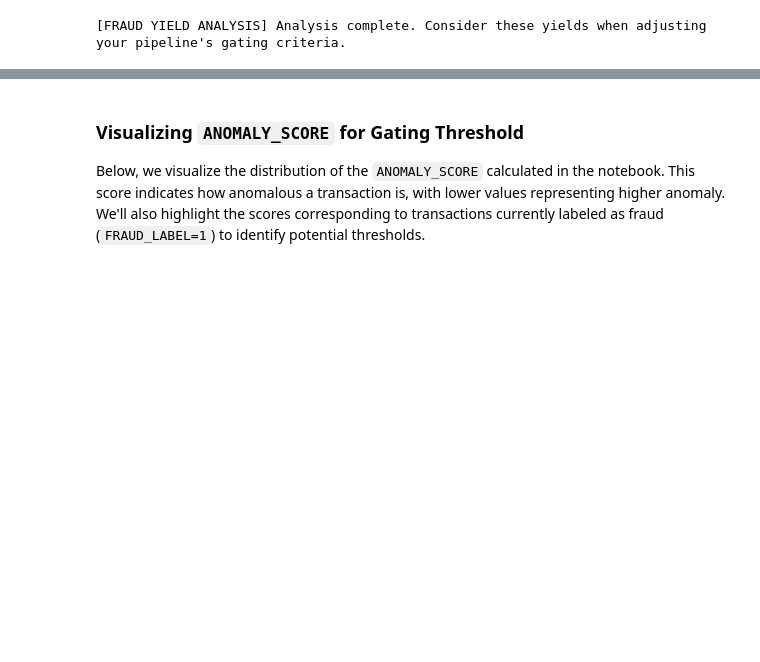
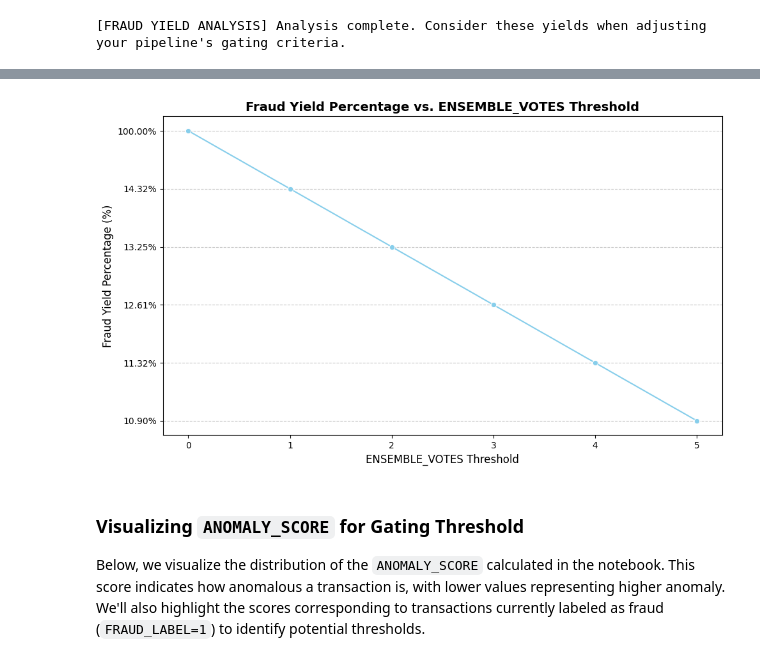
Before and after one commit to RobertDS-45/Money_Remmitence_analysis, a Jupyter notebook: Bot_Money_remmitence_analysis.ipynb, the cells around one changed output, grey strips where cells are left out. Cells and saved outputs as stored; diff of their text form; code cells hidden in the pictures; blank space fills up the shorter version.

```diff
--- a/Bot_Money_remmitence_analysis.ipynb
+++ b/Bot_Money_remmitence_analysis.ipynb
@@ -481,3 +496,15 @@ Total Active Records: 468
+# %%
+plt.figure(figsize=(10, 6))
+sns.lineplot(x='ENSEMBLE_VOTES Threshold', y='Fraud Yield Percentage', data=results_df.assign(Fraud_Yield_Percentage_Float=results_df['Fraud Yield Percentage'].str.rstrip('%').astype(float)), marker='o', color='skyblue')
+plt.title('Fraud Yield Percentage vs. ENSEMBLE_VOTES Threshold', fontsize=14, fontweight='bold')
+plt.xlabel('ENSEMBLE_VOTES Threshold', fontsize=12)
+plt.ylabel('Fraud Yield Percentage (%)', fontsize=12)
+plt.grid(axis='y', linestyle='--', alpha=0.7)
+plt.xticks(results_df['ENSEMBLE_VOTES Threshold'].unique())
+plt.tight_layout()
+plt.show()
+# %% [output]
+[figure, added]
 # %% [markdown]
 ### Visualizing `ANOMALY_SCORE` for Gating Threshold
 
```
Also changed, not shown: parts of 1 cell of this notebook.
